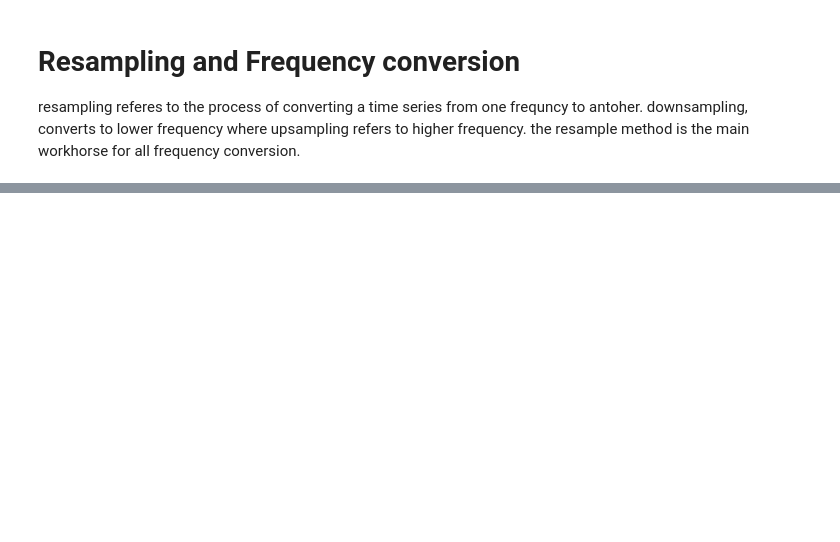
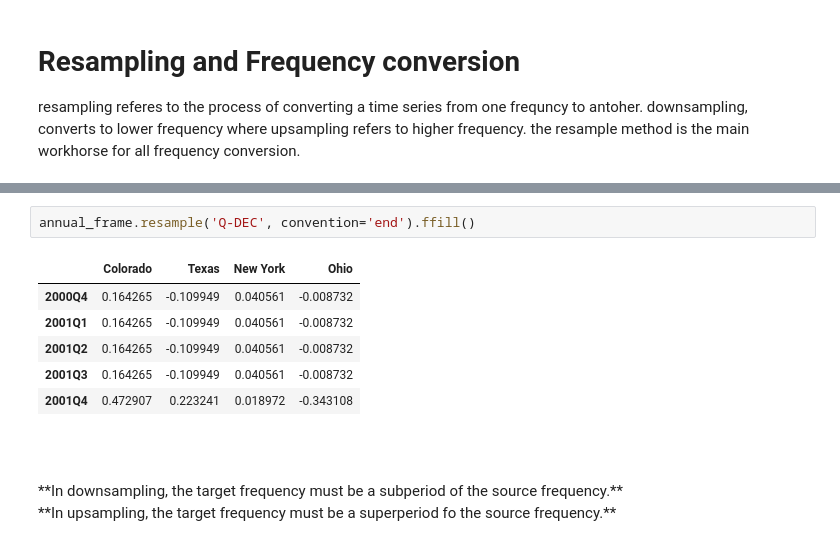
Before and after one commit to oeg1n18/learning-python, a Jupyter notebook: Python-for-data-analysis-Oreillly/11_Time_Series.ipynb, the cells around one changed output, grey strips where cells are left out. Saved outputs shown, nothing was run; the diff lists cells and outputs as text; blank space fills up the shorter version.

```diff
--- a/Python-for-data-analysis-Oreillly/11_Time_Series.ipynb
+++ b/Python-for-data-analysis-Oreillly/11_Time_Series.ipynb
@@ -628,0 +747,15 @@ convention -- When resampling periods, the convention('start' or'end' for conver
+# %%
+annual_frame.resample('Q-DEC', convention='end').ffill()
+# %% [output]
+|  | Colorado | Texas | New York | Ohio |
+| 2000Q4 | 0.164265 | -0.109949 | 0.040561 | -0.008732 |
+| 2001Q1 | 0.164265 | -0.109949 | 0.040561 | -0.008732 |
+| 2001Q2 | 0.164265 | -0.109949 | 0.040561 | -0.008732 |
+| 2001Q3 | 0.164265 | -0.109949 | 0.040561 | -0.008732 |
+| 2001Q4 | 0.472907 | 0.223241 | 0.018972 | -0.343108 |
+# %% [markdown]
+<br/>
+<br/>
+**In downsampling, the target frequency must be a subperiod of the source frequency.**
+<br/>
+**In upsampling, the target frequency must be a superperiod fo the source frequency.**
```
Also changed, not shown: parts of 50 cells of this notebook.
